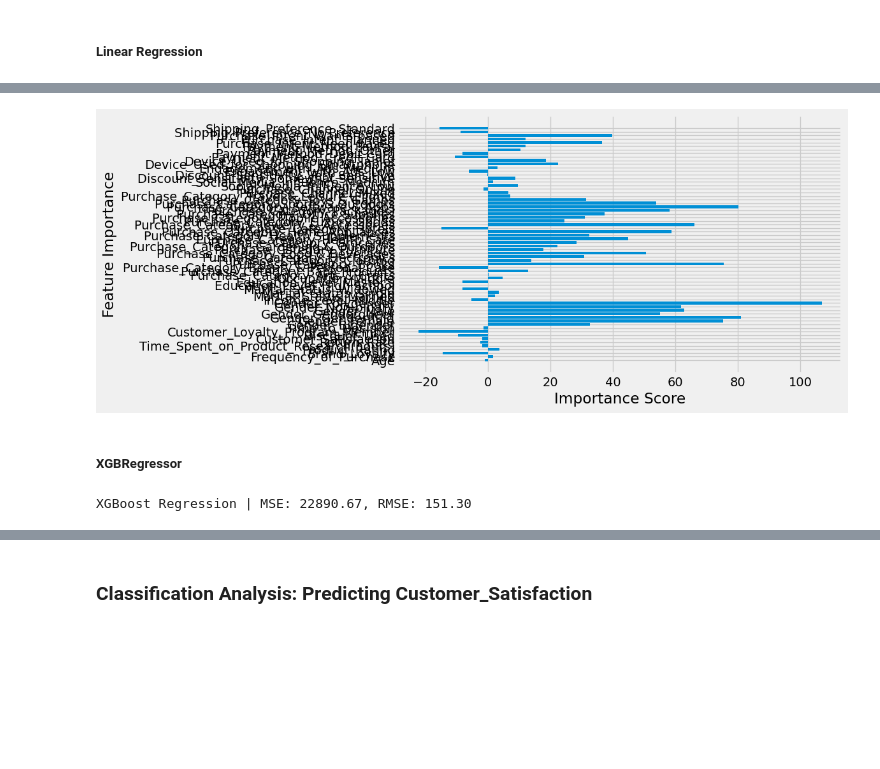
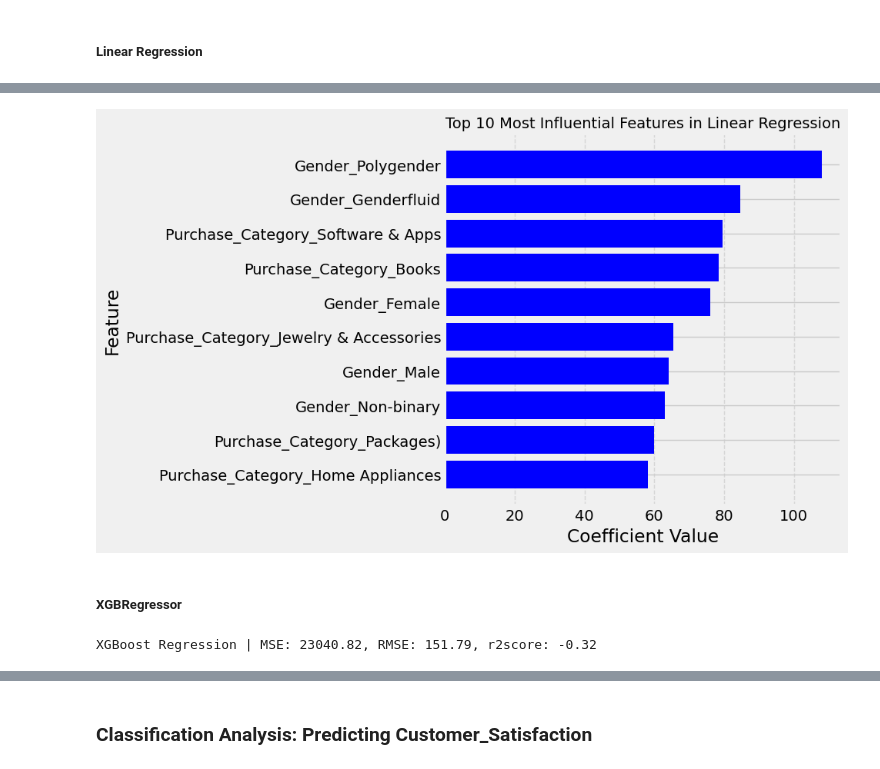
Before and after one commit to codeteme/IDS706_ConsumerBehavior_Analysis, a Jupyter notebook: src/main.ipynb, the cells around one changed output, grey strips where cells are left out. Cells and saved outputs as stored; diff of their text form; code cells hidden in the pictures; blank space fills up the shorter version.

```diff
--- a/src/main.ipynb
+++ b/src/main.ipynb
@@ -77,0 +108,3 @@ assert data["Purchase_Amount"].dtype == "float64"
+# %%
+# convert to datatime
+data["Time_of_Purchase"] = pd.to_datetime(data["Time_of_Purchase"], errors="coerce")
@@ -185,11 +249,15 @@ Data split into training and testing sets for regression.
 ##### Linear Regression
 # %%
 # Linear Regression Model
-reg = LinearRegression().fit(X_train_reg, y_train_reg)
+reg = LinearRegression()
+reg.fit(X_train_reg, y_train_reg)
 y_pred_reg_lin = reg.predict(X_test_reg)
+
 mse_lin = mean_squared_error(y_test_reg, y_pred_reg_lin)
 rmse_lin = np.sqrt(mse_lin)
+r2_lin = r2_score(y_test_reg, y_pred_reg_lin)
 print(
-    f"Linear Regression | MSE: {mse_lin:.2f}, RMSE: {rmse_lin:.2f}"
-)  # Linear Regression | MSE: 18819.68, RMSE: 137.18
+    f"Linear Regression | MSE: {mse_lin:.2f}, RMSE: {rmse_lin:.2f}",
+    f"Linear Regression | r2: {r2_lin:.2f}, RMSE: {r2_lin:.2f}"
+)  # Linear Regression | MSE: 18819.68, RMSE: 137.18 | r2: -0.08, RMSE: -0.08
 # %% [output]
@@ -196,0 +265,10 @@ Linear Regression | MSE: 18819.68, RMSE: 137.18
+# %%
+feature_importance = pd.DataFrame({
+    'feature': X_train_reg.columns,
+    'coefficient': reg.coef_
+})
+
+# Sort by absolute value to see the most influential
+feature_importance['abs_coef'] = feature_importance['coefficient'].abs()
+feature_importance = feature_importance.sort_values(by='abs_coef', ascending=False)
+print(feature_importance)
@@ -197,14 +290,21 @@ Linear Regression | MSE: 18819.68, RMSE: 137.18
 # %%
-importance = reg.coef_
-features = reg.feature_names_in_
+# Take top 10 by absolute coefficient
+top_features = feature_importance.head(10)
 
-plt.figure(figsize=(8, 5))
-plt.barh(features, importance)
-plt.xlabel("Importance Score")
-plt.ylabel("Feature Importance")
+plt.figure(figsize=(10, 6))
+colors = ['blue' if c > 0 else 'red' for c in top_features['coefficient']]
+plt.barh(top_features['feature'], top_features['coefficient'], color=colors)
+plt.xlabel("Coefficient Value")
+plt.ylabel("Feature")
+plt.title("Top 10 Most Influential Features in Linear Regression", fontsize=14)
+plt.gca().invert_yaxis()  # Largest at top
+plt.grid(axis='x', linestyle='--', alpha=0.7)
+plt.tight_layout()
+
+save_fig("Top 10 Most Influential Features in Linear Regression")
 plt.show()
 # %% [output]
-[figure, old version]
+[figure, new version]
 # %% [markdown]
 ##### XGBRegressor
 # %%
@@ -214,8 +314,10 @@ xgbreg.fit(X_train_reg, y_train_reg)
 y_pred_reg_xgb = xgbreg.predict(X_test_reg)
 mse_xgb = mean_squared_error(y_test_reg, y_pred_reg_xgb)
 rmse_xgb = np.sqrt(mse_xgb)
+r2_xgb = r2_score(y_test_reg, y_pred_reg_xgb)
+
 print(
-    f"XGBoost Regression | MSE: {mse_xgb:.2f}, RMSE: {rmse_xgb:.2f}"
-)  # XGBoost Regression | MSE: 22890.67, RMSE: 151.30
+    f"XGBoost Regression | MSE: {mse_xgb:.2f}, RMSE: {rmse_xgb:.2f}, r2score: {r2_xgb:.2f}"
+)  # XGBoost Regression | MSE: 22890.67, RMSE: 151.30, r2score: -0.32
 # %% [output]
-XGBoost Regression | MSE: 22890.67, RMSE: 151.30
+XGBoost Regression | MSE: 23040.82, RMSE: 151.79, r2score: -0.32
```
Also changed, not shown: parts of 26 cells of this notebook, 7 other files.
